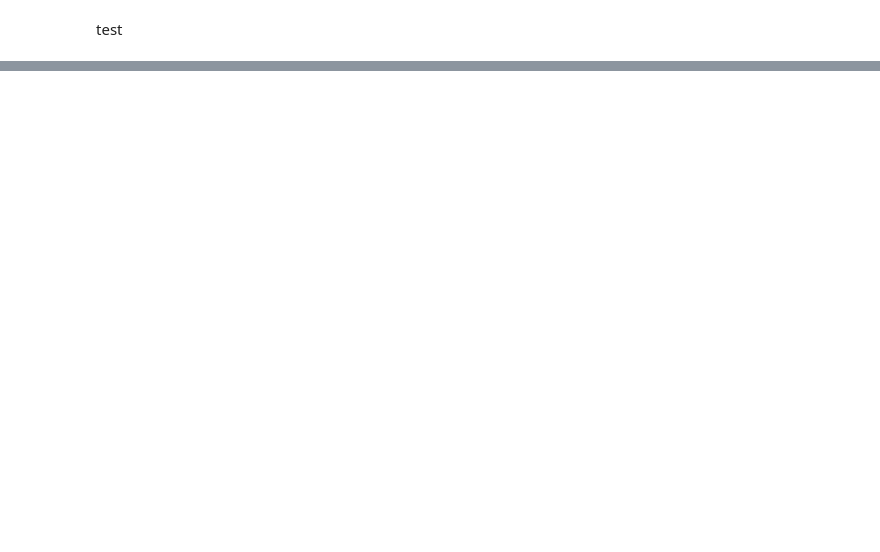
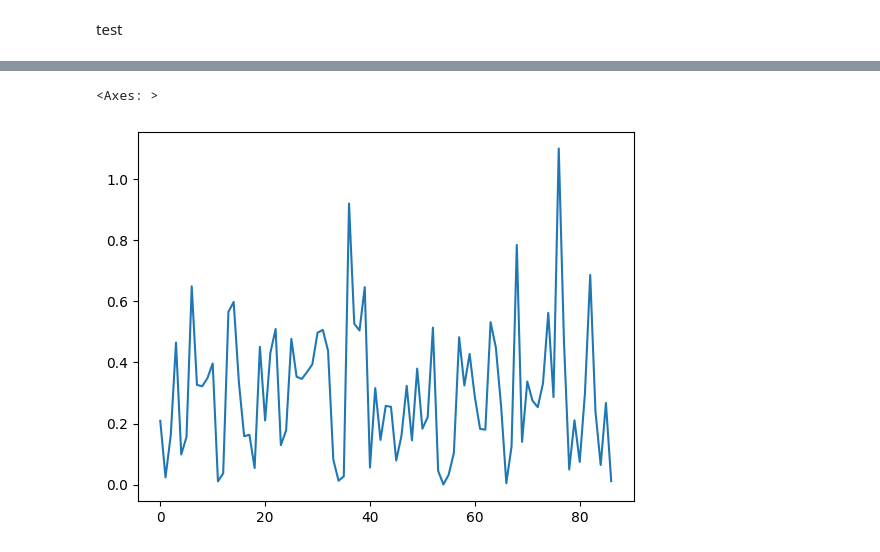
Before and after one commit to kunz-jonathan/BindCraft_uva_internship, a Jupyter notebook: surr_model/notebooks/esm_stripped.ipynb, the cells around one changed output, grey strips where cells are left out. Drawn from its saved outputs; the diff is of its cells as text; code cells hidden in the pictures; blank space fills up the shorter version.

```diff
--- a/surr_model/notebooks/esm_stripped.ipynb
+++ b/surr_model/notebooks/esm_stripped.ipynb
@@ -166,0 +214,5 @@ AFF_PREDICTOR(
+# %%
+sns.lineplot(test_loss_list)
+# %% [output]
+<Axes: >
+[figure, added]
```
Also changed, not shown: parts of 26 cells of this notebook, 4 other files.
